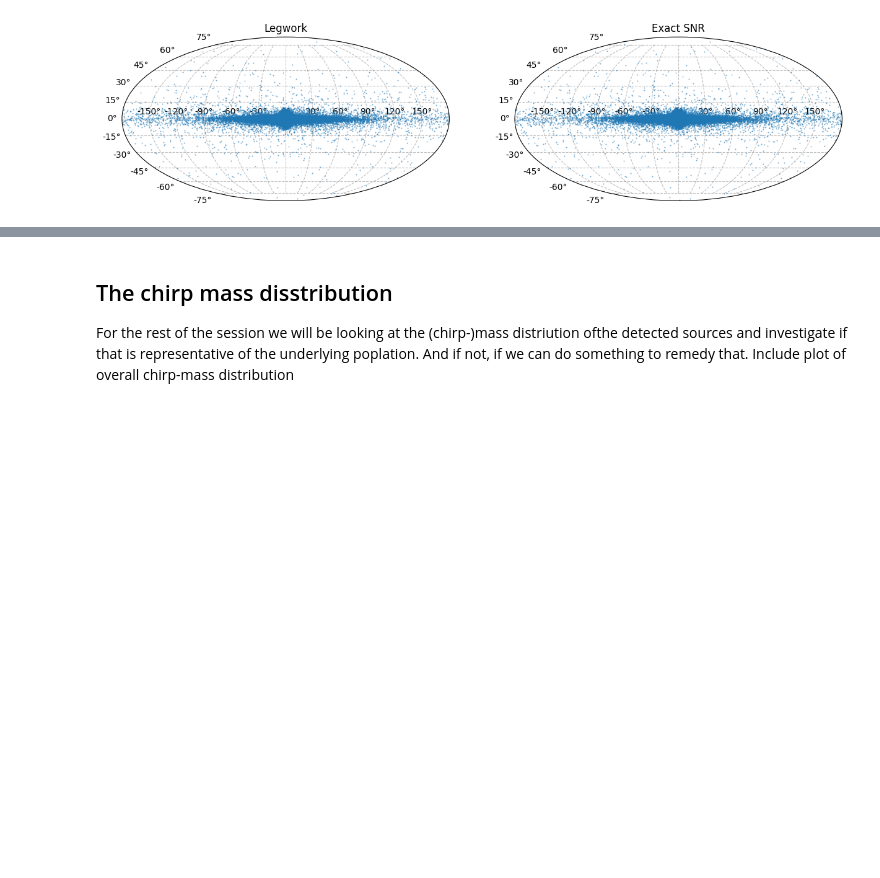
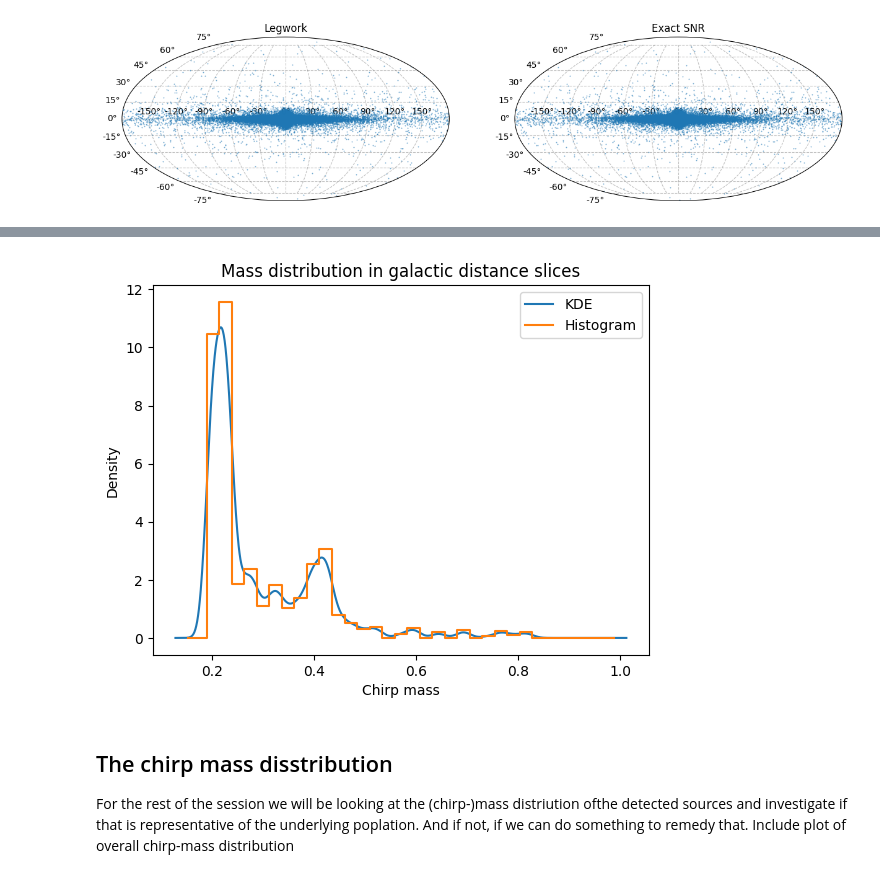
Before and after one commit to nelemans/LISA_GB_population, a Jupyter notebook: LISA_community_day_populations_filled.ipynb, the cells around one changed output, grey strips where cells are left out. Cells and saved outputs as stored; diff of their text form; code cells hidden in the pictures; blank space fills up the shorter version.

```diff
--- a/LISA_community_day_populations_filled.ipynb
+++ b/LISA_community_day_populations_filled.ipynb
@@ -419,0 +426,45 @@ ax.grid(True, color='gray', linestyle='--', alpha=0.5)
+# %%
+from scipy.stats import gaussian_kde
+
+# Read histogram data
+bin_centers, counts = np.loadtxt('MchDist.txt', unpack=True)
+
+# Ensure counts are integers for resampling (they may be floats after normalization)
+weights = counts / counts.sum()
+n_samples = 100_000
+
+# Reconstruct a sample from the binned data:
+# draw bin centers according to their weights, add uniform jitter within the bin
+bin_width = np.diff(bin_centers).mean()
+rng = np.random.default_rng(42)
+samples = np.concatenate([
+    rng.uniform(c - bin_width/2, c + bin_width/2, size=int(round(w * n_samples)))
+    for c, w in zip(bin_centers, weights) if w > 0
+])
+
+# Fit KDE
+kde = gaussian_kde(samples)
+
+# Evaluate on a fine grid (same range as the data)
+x_smooth = np.linspace(bin_centers.min() - bin_width,
+                       bin_centers.max() + bin_width, 1000)
+density_smooth = kde(x_smooth)
+
+# Normalize so it integrates to 1 (in case of grid discretization)
+density_smooth /= np.trapz(density_smooth, x_smooth)
+# %%
+plt.plot(x_smooth, density_smooth, label='KDE')
+plt.step(
+bin_centers,
+counts,
+where="mid",
+label='Histogram'
+)
+
+plt.xlabel("Chirp mass")
+plt.ylabel("Density")
+plt.legend()
+plt.title("Mass distribution in galactic distance slices")
+plt.show()
+# %% [output]
+[figure, added]
```
Also changed, not shown: parts of 6 cells of this notebook.
